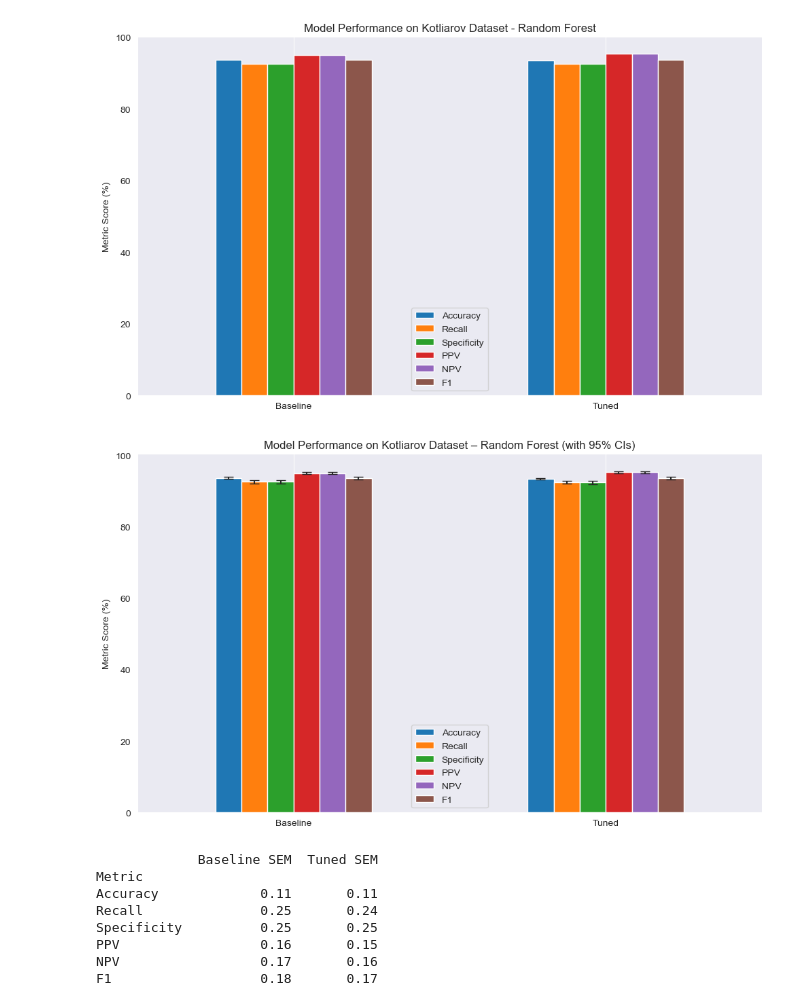
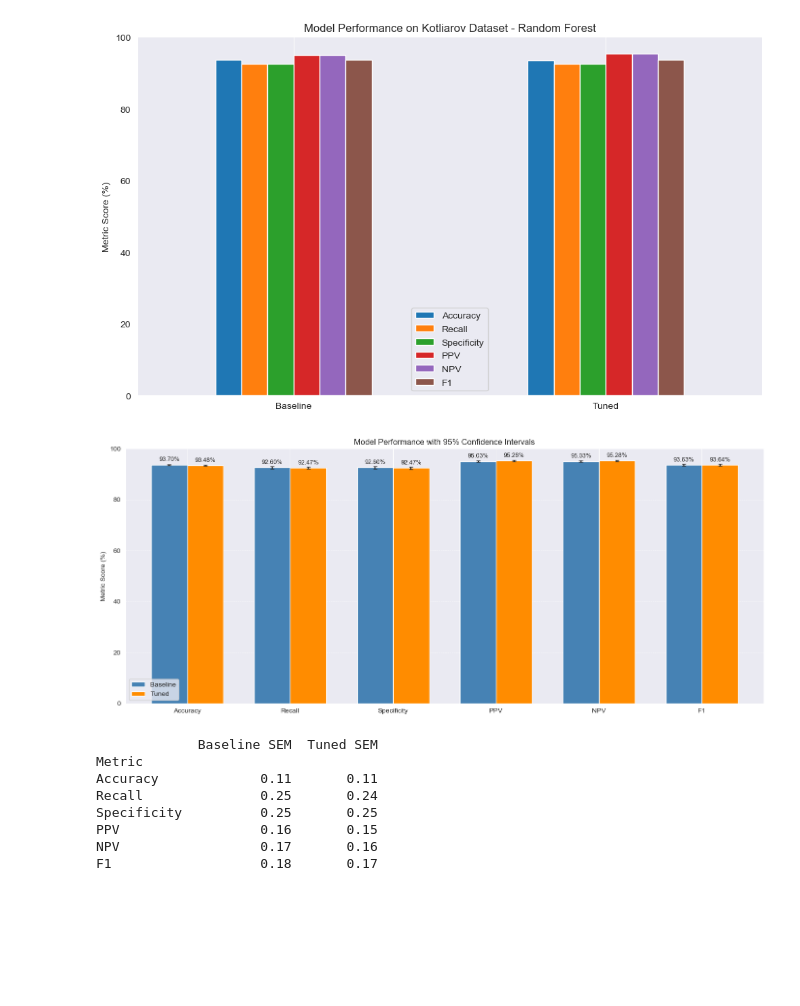
Before and after one commit to dvoulgari/MLCB_Final_Project, a Jupyter notebook: notebooks/random_forest_model_analysis.ipynb, the cells around one changed output. Cells and saved outputs as stored; diff of their text form; code cells hidden in the pictures; blank space fills up the shorter version.

Commit message:
Refine confidence intervals plot

```diff
--- a/notebooks/random_forest_model_analysis.ipynb
+++ b/notebooks/random_forest_model_analysis.ipynb
@@ -235,39 +235,56 @@ plt.show()
 # %% [output]
 [figure]
 # %%
-# Metrics to preserve order
-metrics = df.index.tolist()
+import matplotlib.pyplot as plt
+import numpy as np
+import pandas as pd
 
-# Create lower and upper error values for each model and each metric
-baseline_lower = [baseline_ci[m][0] for m in metrics]
-baseline_upper = [baseline_ci[m][1] for m in metrics]
+# Assemble DataFrame
+df_plot = pd.DataFrame({
+    "Baseline": baseline_metrics,
+    "Tuned": tuned_metrics
+})
 
-tuned_lower = [tuned_ci[m][0] for m in metrics]
-tuned_upper = [tuned_ci[m][1] for m in metrics]
+metrics = df_plot.index.tolist()
 
-# Assemble yerr array: shape (n_metrics, 2, n_models)
-yerr = np.array([
-    [baseline_lower, baseline_upper],  # (2, n_metrics)
-    [tuned_lower, tuned_upper]
-]).transpose(2, 0, 1)  # Final shape: (6, 2, 2)
+# Prepare yerr correctly: shape (2, 2, 6)
+baseline_yerr = np.array([baseline_ci[m] for m in metrics]).T  # shape: (2, 6)
+tuned_yerr = np.array([tuned_ci[m] for m in metrics]).T        # shape: (2, 6)
+yerr = np.stack([baseline_yerr, tuned_yerr])                   # shape: (2, 2, 6)
 
-# Plot with CI error bars
-ax = df.T.plot(
+# Plot
+ax = df_plot.plot(
     kind='bar',
-    figsize=(10, 6),
+    figsize=(14, 6),
     rot=0,
     yerr=yerr,
-    capsize=5,
-    legend=True
+    capsize=3,
+    color=['steelblue', 'darkorange'],
+    legend=True,
+    width=0.7
 )
 
+# Add bar labels safely
+for container in ax.containers:
+    for bar in container:
+        if bar is None or not hasattr(bar, 'get_height'):
+            continue  # Skip anything invalid
+        height = bar.get_height()
+        ax.annotate(f'{height:.2f}%',
+                    xy=(bar.get_x() + bar.get_width() / 2, height),
+                    xytext=(0, 3),
+                    textcoords="offset points",
+                    ha='center', va='bottom', fontsize=9)
+
+# Final styling
 plt.ylabel("Metric Score (%)")
-plt.title("Model Performance on Kotliarov Dataset – Random Forest (with 95% CIs)")
-plt.grid(axis='y')
+plt.title("Model Performance with 95% Confidence Intervals")
+plt.ylim(0, 100)
+plt.grid(axis='y', linestyle='--', linewidth=0.5)
 plt.tight_layout()
 plt.show()
 # %% [output]
-[figure, old version]
+[figure, new version]
 # %%
 # Create a DataFrame with SEMs
 sem_df = pd.DataFrame({
```
